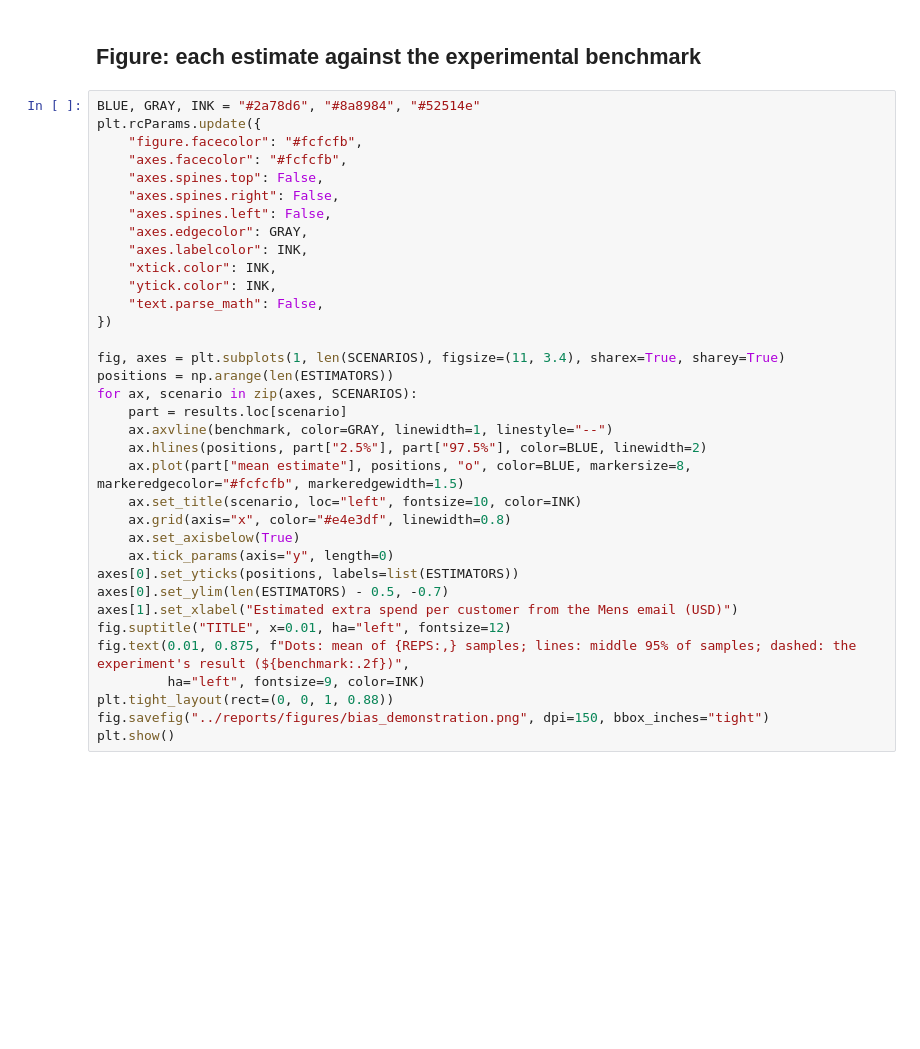
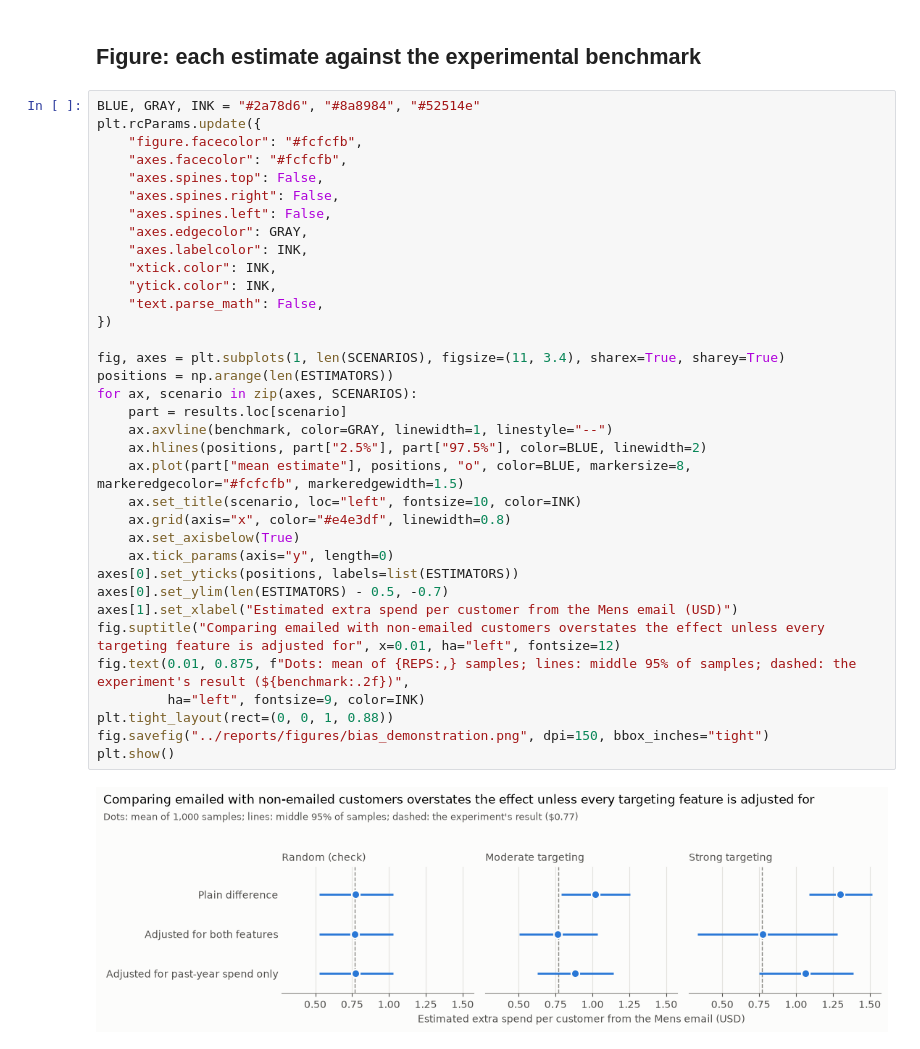
Before and after one commit to flora29058486/email-campaign-targeting, a Jupyter notebook: notebooks/05_01_bias_demonstration.ipynb, the cells around one changed output. Saved outputs shown, nothing was run; the diff lists cells and outputs as text; blank space fills up the shorter version.

```diff
--- a/notebooks/05_01_bias_demonstration.ipynb
+++ b/notebooks/05_01_bias_demonstration.ipynb
@@ -145,32 +241,34 @@ plt.rcParams.update({
     "axes.facecolor": "#fcfcfb",
     "axes.spines.top": False,
     "axes.spines.right": False,
     "axes.spines.left": False,
     "axes.edgecolor": GRAY,
     "axes.labelcolor": INK,
     "xtick.color": INK,
     "ytick.color": INK,
     "text.parse_math": False,
 })
 
 fig, axes = plt.subplots(1, len(SCENARIOS), figsize=(11, 3.4), sharex=True, sharey=True)
 positions = np.arange(len(ESTIMATORS))
 for ax, scenario in zip(axes, SCENARIOS):
     part = results.loc[scenario]
     ax.axvline(benchmark, color=GRAY, linewidth=1, linestyle="--")
     ax.hlines(positions, part["2.5%"], part["97.5%"], color=BLUE, linewidth=2)
     ax.plot(part["mean estimate"], positions, "o", color=BLUE, markersize=8, markeredgecolor="#fcfcfb", markeredgewidth=1.5)
     ax.set_title(scenario, loc="left", fontsize=10, color=INK)
     ax.grid(axis="x", color="#e4e3df", linewidth=0.8)
     ax.set_axisbelow(True)
     ax.tick_params(axis="y", length=0)
 axes[0].set_yticks(positions, labels=list(ESTIMATORS))
 axes[0].set_ylim(len(ESTIMATORS) - 0.5, -0.7)
 axes[1].set_xlabel("Estimated extra spend per customer from the Mens email (USD)")
-fig.suptitle("TITLE", x=0.01, ha="left", fontsize=12)
+fig.suptitle("Comparing emailed with non-emailed customers overstates the effect unless every targeting feature is adjusted for", x=0.01, ha="left", fontsize=12)
 fig.text(0.01, 0.875, f"Dots: mean of {REPS:,} samples; lines: middle 95% of samples; dashed: the experiment's result (${benchmark:.2f})",
          ha="left", fontsize=9, color=INK)
 plt.tight_layout(rect=(0, 0, 1, 0.88))
 fig.savefig("../reports/figures/bias_demonstration.png", dpi=150, bbox_inches="tight")
 plt.show()
+# %% [output]
+[figure, added]
 # %% [markdown]
```
Also changed, not shown: parts of 9 cells of this notebook, 3 other files.
